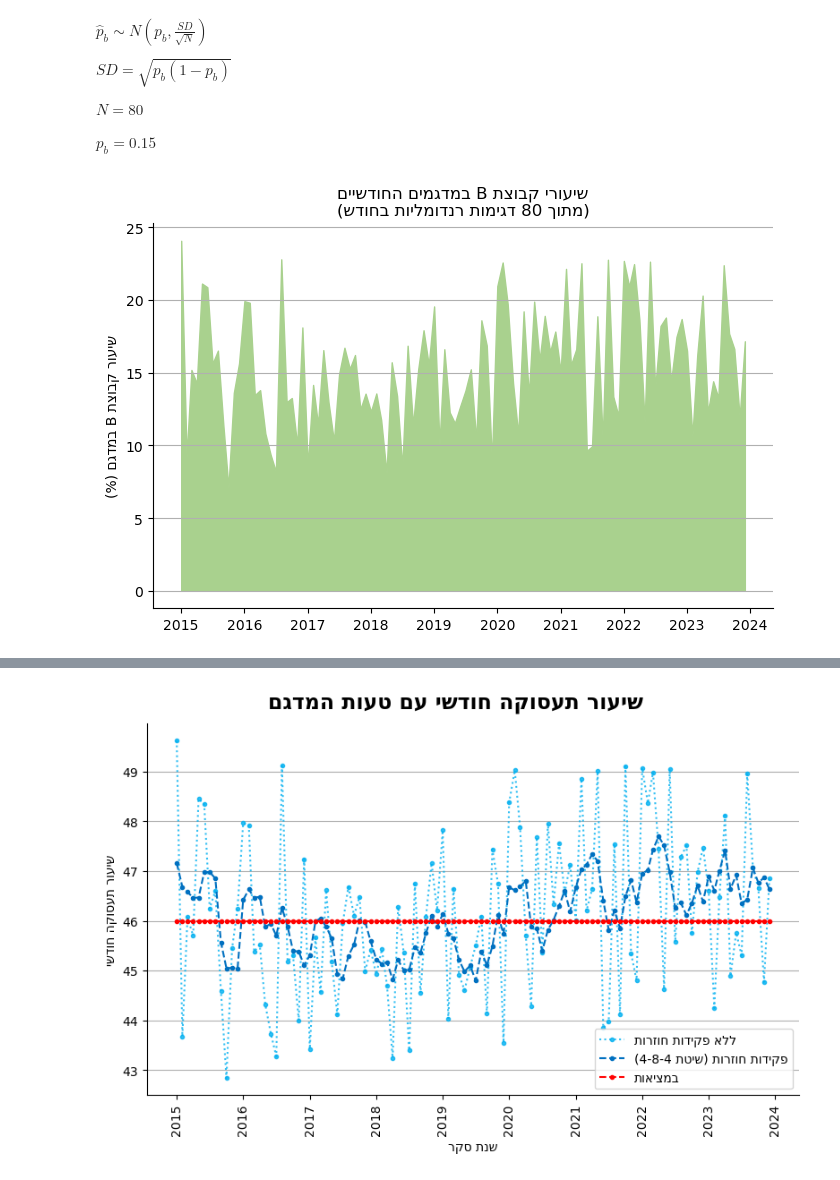
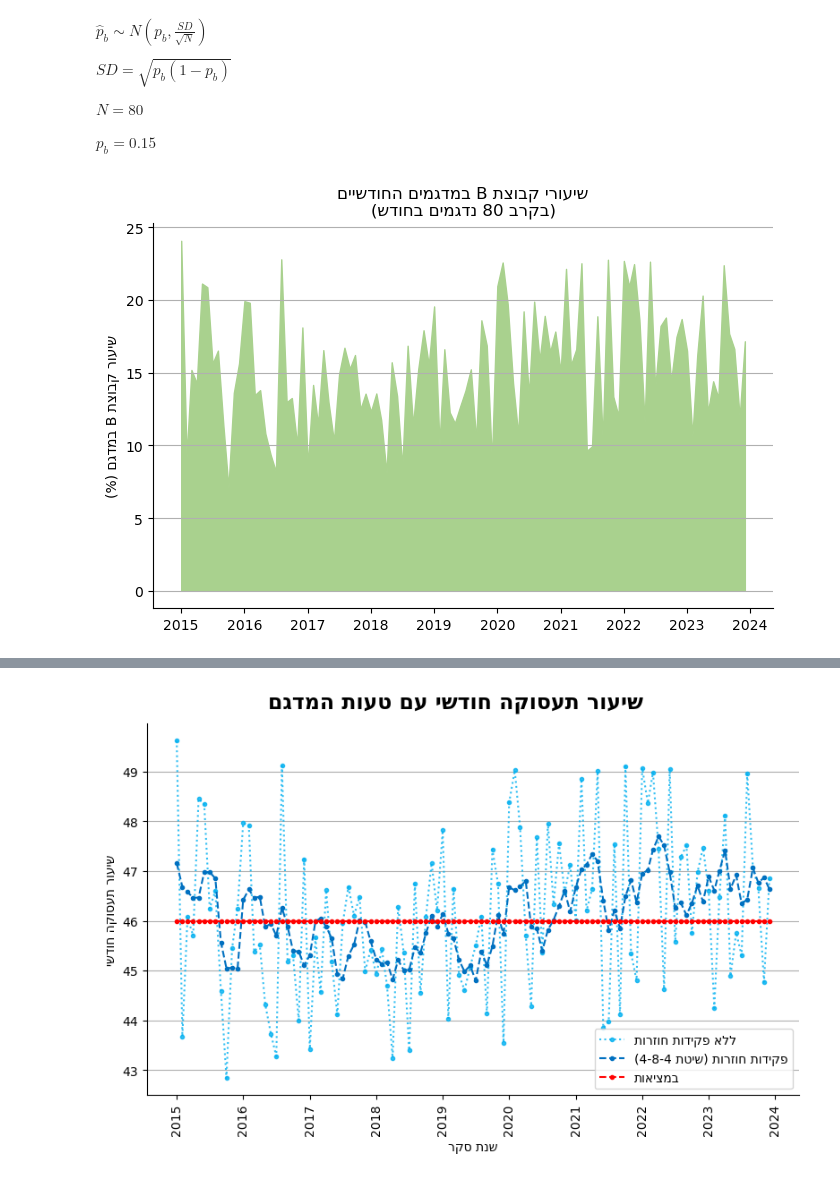
Before and after one commit to Zvika-Deutsch/lfs_sampling_design, a Jupyter notebook: LFS chapter 3.ipynb, the cells around one changed output, grey strips where cells are left out. Cells and saved outputs as stored; diff of their text form; code cells hidden in the pictures.

```diff
--- a/LFS chapter 3.ipynb
+++ b/LFS chapter 3.ipynb
@@ -38,14 +38,14 @@ y_484 = mean_4_8_4(pd.Series(y_sample)).to_numpy()
 # %%
 fig, ax = plt.subplots(1,1,figsize=(8,5), sharex=True, sharey=True)
 
 ax.fill_between(x, b_sample[24:]*100,color ='#A9D18E')
 ax.grid(axis = 'y')
 ax.spines['top'].set_visible(False)
 ax.spines['right'].set_visible(False)
 title1 = get_display('שיעורי קבוצת B במדגמים החודשיים')
-title2 = get_display('(מתוך 80 דגימות רנדומליות בחודש)')
+title2 = get_display('(בקרב 80 נדגמים בחודש)')
 ax.set_ylabel(get_display('שיעור קבוצת B במדגם (%)'))
 ax.set_title(title1 + '\n' +title2)
 plt.show()
 # %% [output]
-[figure, old version]
+[figure, new version]
```
Also changed, not shown: parts of 1 cell of this notebook.
